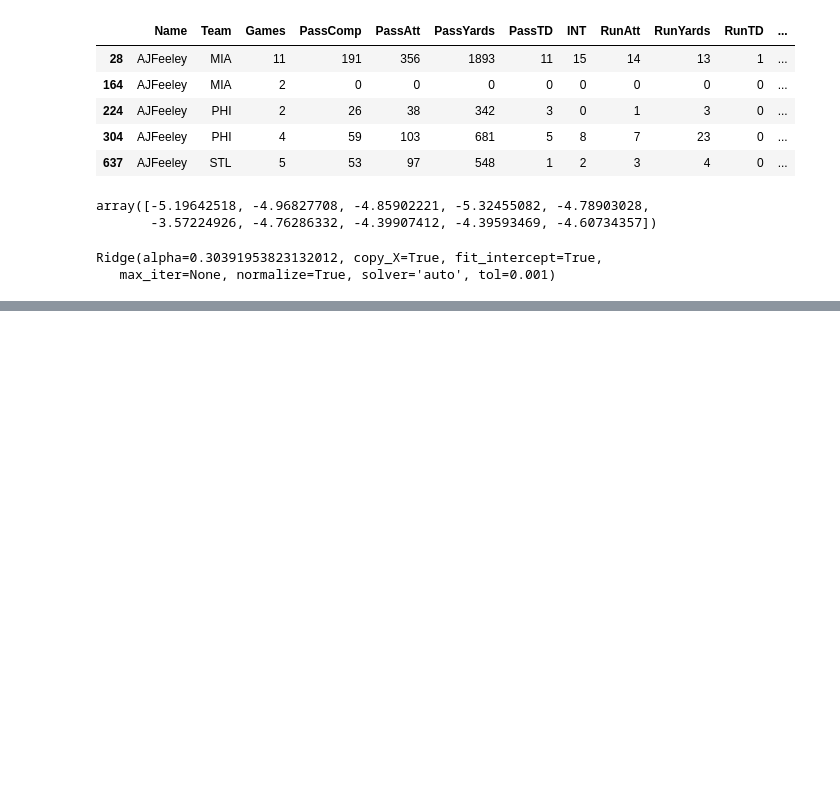
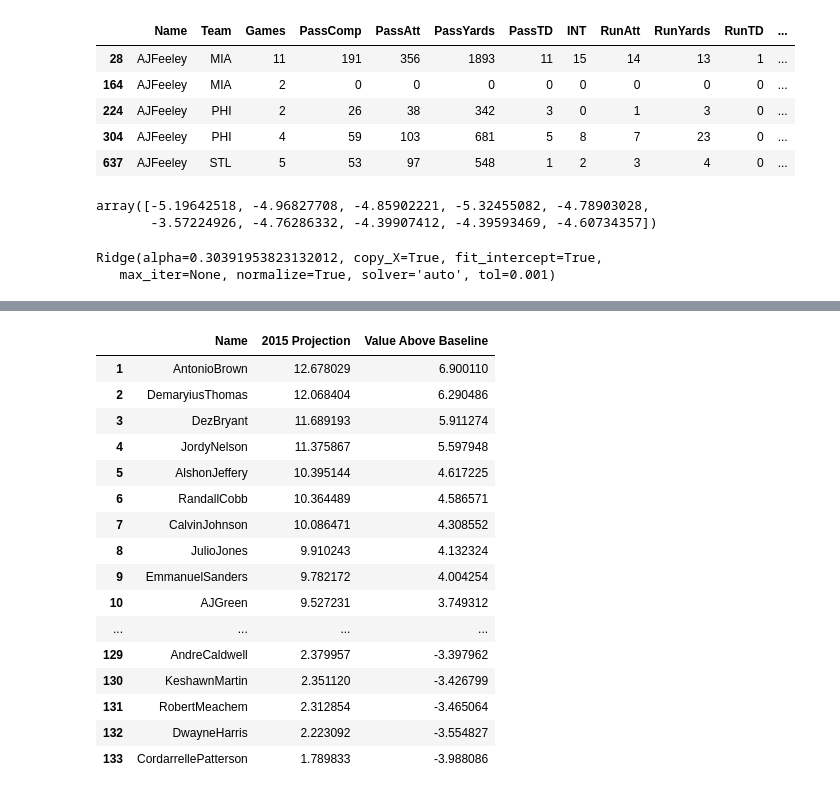
Before and after one commit to keithdlandry/player_stats, a Jupyter notebook: scripts/all_projections.ipynb, the cells around one changed output, grey strips where cells are left out. Saved outputs shown, nothing was run; the diff lists cells and outputs as text; code cells hidden in the pictures; blank space fills up the shorter version.

```diff
--- a/scripts/all_projections.ipynb
+++ b/scripts/all_projections.ipynb
@@ -152,0 +127,20 @@ te_proj
+# %%
+projections[2]
+# %% [output]
+|  | Name | 2015 Projection | Value Above Baseline |
+| 1 | AntonioBrown | 12.678029 | 6.900110 |
+| 2 | DemaryiusThomas | 12.068404 | 6.290486 |
+| 3 | DezBryant | 11.689193 | 5.911274 |
+| 4 | JordyNelson | 11.375867 | 5.597948 |
+| 5 | AlshonJeffery | 10.395144 | 4.617225 |
+| 6 | RandallCobb | 10.364489 | 4.586571 |
+| 7 | CalvinJohnson | 10.086471 | 4.308552 |
+| 8 | JulioJones | 9.910243 | 4.132324 |
+| 9 | EmmanuelSanders | 9.782172 | 4.004254 |
+| 10 | AJGreen | 9.527231 | 3.749312 |
+| ... | ... | ... | ... |
+| 129 | AndreCaldwell | 2.379957 | -3.397962 |
+| 130 | KeshawnMartin | 2.351120 | -3.426799 |
+| 131 | RobertMeachem | 2.312854 | -3.465064 |
+| 132 | DwayneHarris | 2.223092 | -3.554827 |
+| 133 | CordarrellePatterson | 1.789833 | -3.988086 |
```
Also changed, not shown: parts of 11 cells of this notebook, 5 other files.
